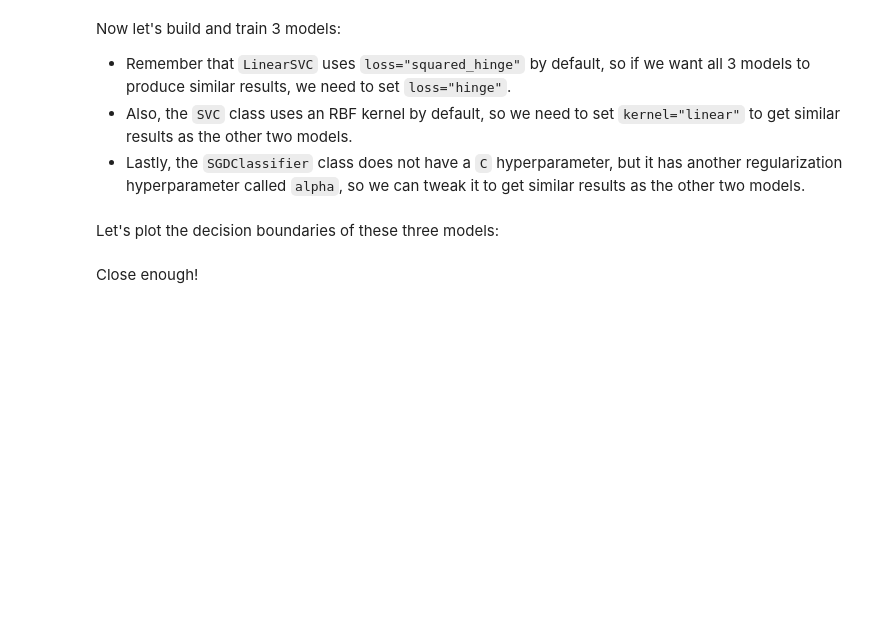
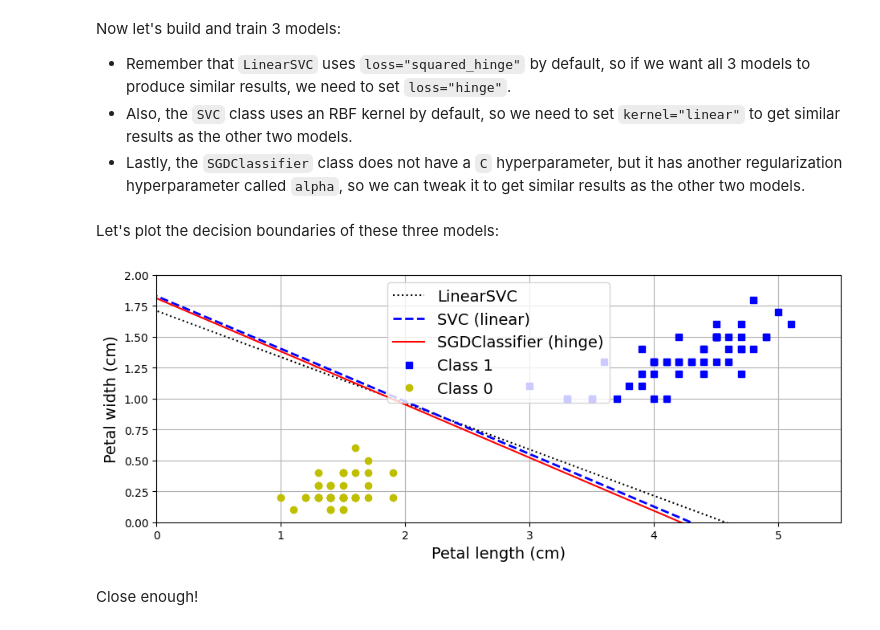
Before and after one commit to Sravan5452/Capabl, a Jupyter notebook: 05_support_vector_machines.ipynb, the cells around one changed output. Cells and saved outputs as stored; diff of their text form; code cells hidden in the pictures; blank space fills up the shorter version.

```diff
--- a/05_support_vector_machines.ipynb
+++ b/05_support_vector_machines.ipynb
@@ -1236,14 +1236,18 @@ _Exercise: Train a `LinearSVC` on a linearly separable dataset. Then train an `S
 Let's use the Iris dataset: the Iris Setosa and Iris Versicolor classes are linearly separable.
 # %%
 from sklearn import datasets
+import numpy as np
 
 iris = datasets.load_iris(as_frame=True)
+
+# Use 2 features so the decision boundary is easy to visualize
 X = iris.data[["petal length (cm)", "petal width (cm)"]].values
 y = iris.target
 
-setosa_or_versicolor = (y == 0) | (y == 1)
-X = X[setosa_or_versicolor]
-y = y[setosa_or_versicolor]
+# Keep only classes 0 and 1 (Setosa vs Versicolor) -> linearly separable
+mask = (y == 0) | (y == 1)
+X = X[mask]
+y = y[mask]
 # %% [markdown]
 Now let's build and train 3 models:
 * Remember that `LinearSVC` uses `loss="squared_hinge"` by default, so if we want all 3 models to produce similar results, we need to set `loss="hinge"`.
@@ -1266,29 +1290,51 @@ sgd_clf = SGDClassifier(alpha=alpha, random_state=42).fit(X_scaled, y)
 # %% [markdown]
 Let's plot the decision boundaries of these three models:
 # %%
-def compute_decision_boundary(model):
-    w = -model.coef_[0, 0] / model.coef_[0, 1]
-    b = -model.intercept_[0] / model.coef_[0, 1]
-    return scaler.inverse_transform([[-10, -10 * w + b], [10, 10 * w + b]])
+import numpy as np
+import matplotlib.pyplot as plt
 
-lin_line = compute_decision_boundary(lin_clf)
-svc_line = compute_decision_boundary(svc_clf)
-sgd_line = compute_decision_boundary(sgd_clf)
+def compute_decision_boundary(model, scaler):
+    """
+    Returns two points (in original feature scale) that define the decision boundary line.
+    Decision boundary: w0*x1 + w1*x2 + b = 0  ->  x2 = -(w0/w1)*x1 - b/w1
+    """
+    w0 = model.coef_[0, 0]
+    w1 = model.coef_[0, 1]
+    b0 = model.intercept_[0]
 
-# Plot all three decision boundaries
+    slope = -w0 / w1
+    intercept = -b0 / w1
+
+    # build two far points in *scaled* space, then unscale them back to original units
+    line_scaled = np.array([[-10, -10 * slope + intercept],
+                            [ 10,  10 * slope + intercept]])
+    line_original = scaler.inverse_transform(line_scaled)
+    return line_original
+
+# Get boundary lines for all 3 models
+lin_line = compute_decision_boundary(lin_clf, scaler)
+svc_line = compute_decision_boundary(svc_clf, scaler)
+sgd_line = compute_decision_boundary(sgd_clf, scaler)
+
+# Plot all three decision boundaries together
 plt.figure(figsize=(11, 4))
+
 plt.plot(lin_line[:, 0], lin_line[:, 1], "k:", label="LinearSVC")
-plt.plot(svc_line[:, 0], svc_line[:, 1], "b--", linewidth=2, label="SVC")
-plt.plot(sgd_line[:, 0], sgd_line[:, 1], "r-", label="SGDClassifier")
-plt.plot(X[:, 0][y==1], X[:, 1][y==1], "bs") # label="Iris versicolor"
-plt.plot(X[:, 0][y==0], X[:, 1][y==0], "yo") # label="Iris setosa"
-plt.xlabel("Petal length")
-plt.ylabel("Petal width")
+plt.plot(svc_line[:, 0], svc_line[:, 1], "b--", linewidth=2, label="SVC (linear)")
+plt.plot(sgd_line[:, 0], sgd_line[:, 1], "r-", label="SGDClassifier (hinge)")
+
+# Plot data points (original, unscaled)
+plt.plot(X[:, 0][y==1], X[:, 1][y==1], "bs", label="Class 1")
+plt.plot(X[:, 0][y==0], X[:, 1][y==0], "yo", label="Class 0")
+
+plt.xlabel("Petal length (cm)")
+plt.ylabel("Petal width (cm)")
 plt.legend(loc="upper center")
 plt.axis([0, 5.5, 0, 2])
 plt.grid()
-
 plt.show()
+# %% [output]
+[figure, added]
 # %% [markdown]
 Close enough!
 # %% [markdown]
```
Also changed, not shown: parts of 29 cells of this notebook.
